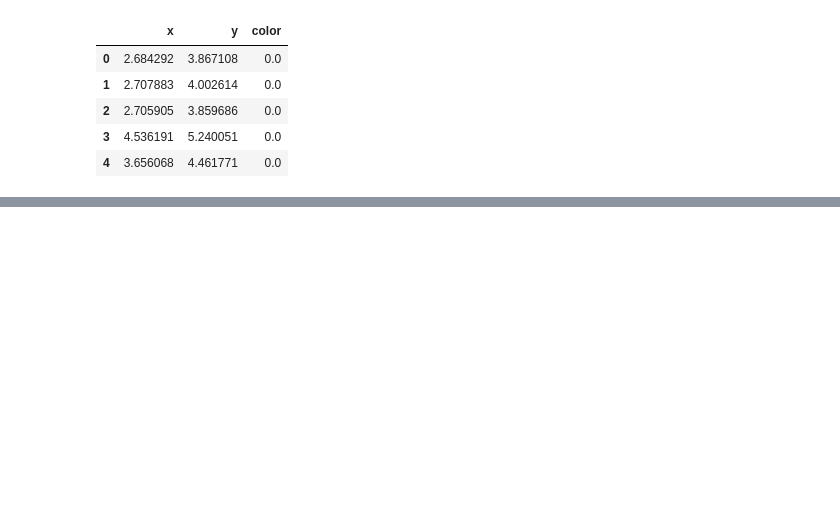
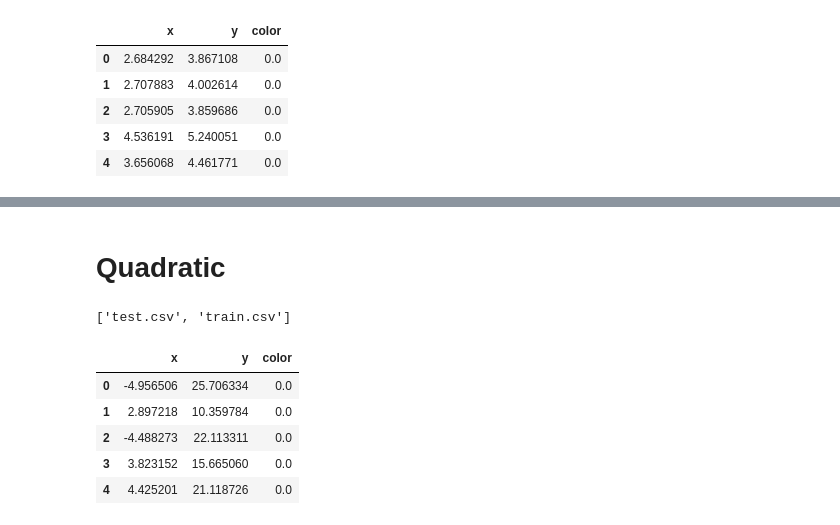
Before and after one commit to Newtanmukh/Python-Frameworks-Tutorials, a Jupyter notebook: INTRO_TO_NEURAL_NETWORKS/Neural Net.ipynb, the cells around one changed output, grey strips where cells are left out. Cells and saved outputs as stored; diff of their text form; code cells hidden in the pictures; blank space fills up the shorter version.

```diff
--- a/INTRO_TO_NEURAL_NETWORKS/Neural Net.ipynb
+++ b/INTRO_TO_NEURAL_NETWORKS/Neural Net.ipynb
@@ -161,0 +162,17 @@ model.evaluate(test_x, test_df.color.values)
+# %% [markdown]
+# Quadratic
+# %%
+os.listdir('./quadratic/data')
+# %% [output]
+['test.csv', 'train.csv']
+# %%
+train_df = pd.read_csv('./quadratic/data/train.csv')
+# %%
+train_df.head()
+# %% [output]
+|  | x | y | color |
+| 0 | -4.956506 | 25.706334 | 0.0 |
+| 1 | 2.897218 | 10.359784 | 0.0 |
+| 2 | -4.488273 | 22.113311 | 0.0 |
+| 3 | 3.823152 | 15.665060 | 0.0 |
+| 4 | 4.425201 | 21.118726 | 0.0 |
```
Also changed, not shown: parts of 57 cells of this notebook.
